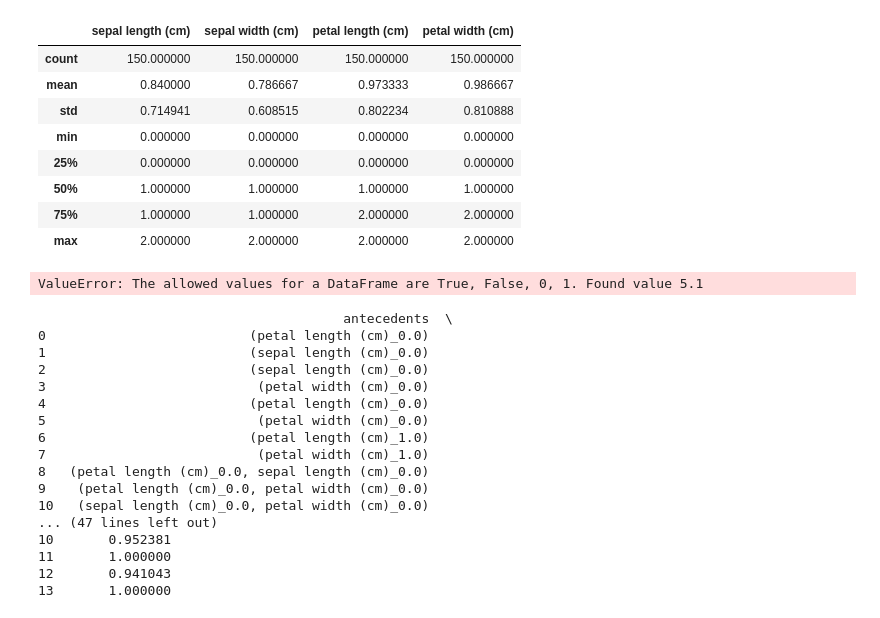
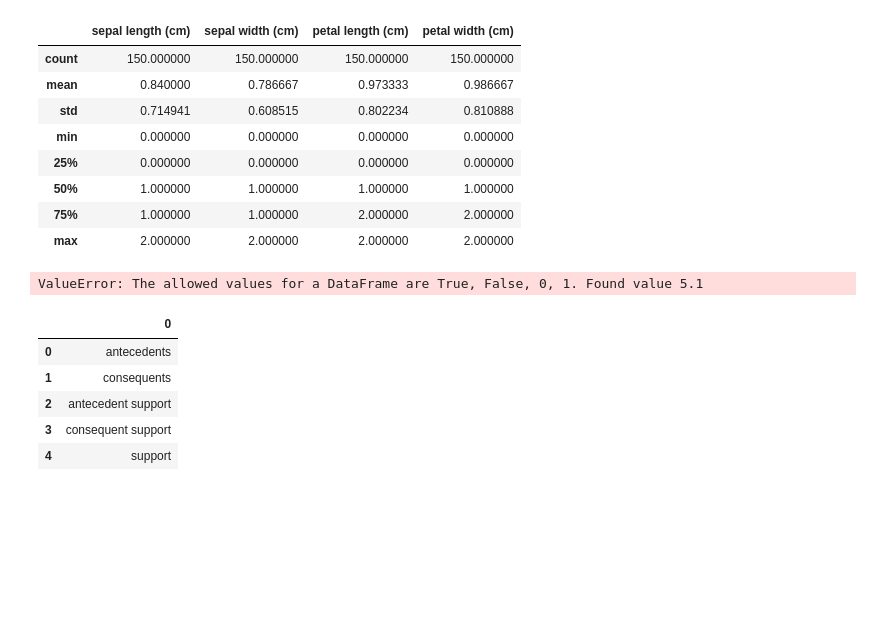
Before and after one commit to gabetrix/public-datasets, a Jupyter notebook: trilha02_associacao_atividade_aprofundamento.ipynb, the cells around one changed output. Cells and saved outputs as stored; diff of their text form; code cells hidden in the pictures; blank space fills up the shorter version.

```diff
--- a/trilha02_associacao_atividade_aprofundamento.ipynb
+++ b/trilha02_associacao_atividade_aprofundamento.ipynb
@@ -72,23 +72,15 @@ ValueError: The allowed values for a DataFrame are True, False, 0, 1. Found valu
 # %%
 df_bin = pd.get_dummies(df_discretized, columns=df_discretized.columns)
 frequent_itemsets = apriori(df_bin, min_support=0.3, use_colnames=True)
 rules = association_rules(frequent_itemsets, metric="lift", min_threshold=1)
-print(rules)
+
+association_results = list(rules)
+df_results = pd.DataFrame(association_results)
+df_results.head()
 # %% [output]
-                                       antecedents  \
-0                          (petal length (cm)_0.0)
-1                          (sepal length (cm)_0.0)
-2                          (sepal length (cm)_0.0)
-3                           (petal width (cm)_0.0)
-4                          (petal length (cm)_0.0)
-5                           (petal width (cm)_0.0)
-6                          (petal length (cm)_1.0)
-7                           (petal width (cm)_1.0)
-8   (petal length (cm)_0.0, sepal length (cm)_0.0)
-9    (petal length (cm)_0.0, petal width (cm)_0.0)
-10   (sepal length (cm)_0.0, petal width (cm)_0.0)
-... (47 lines left out)
-10       0.952381
-11       1.000000
-12       0.941043
-13       1.000000
+|  | 0 |
+| 0 | antecedents |
+| 1 | consequents |
+| 2 | antecedent support |
+| 3 | consequent support |
+| 4 | support |
```
